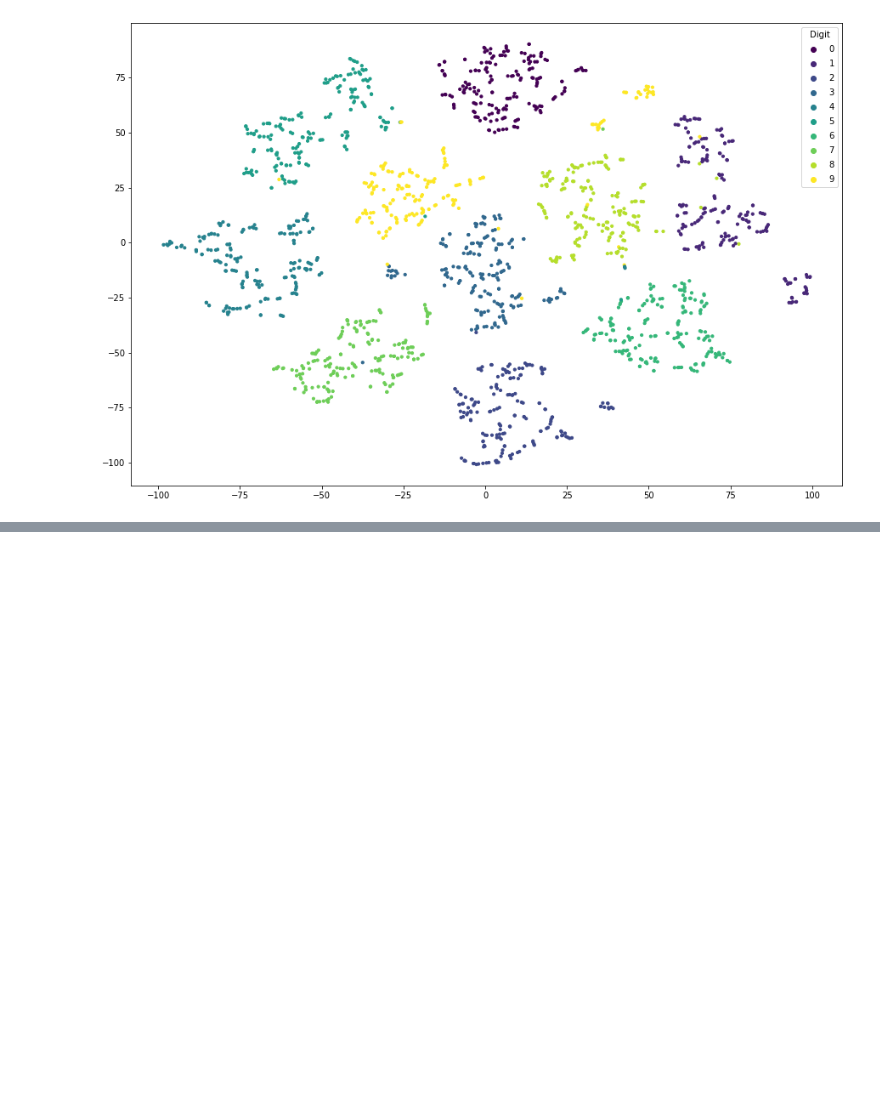
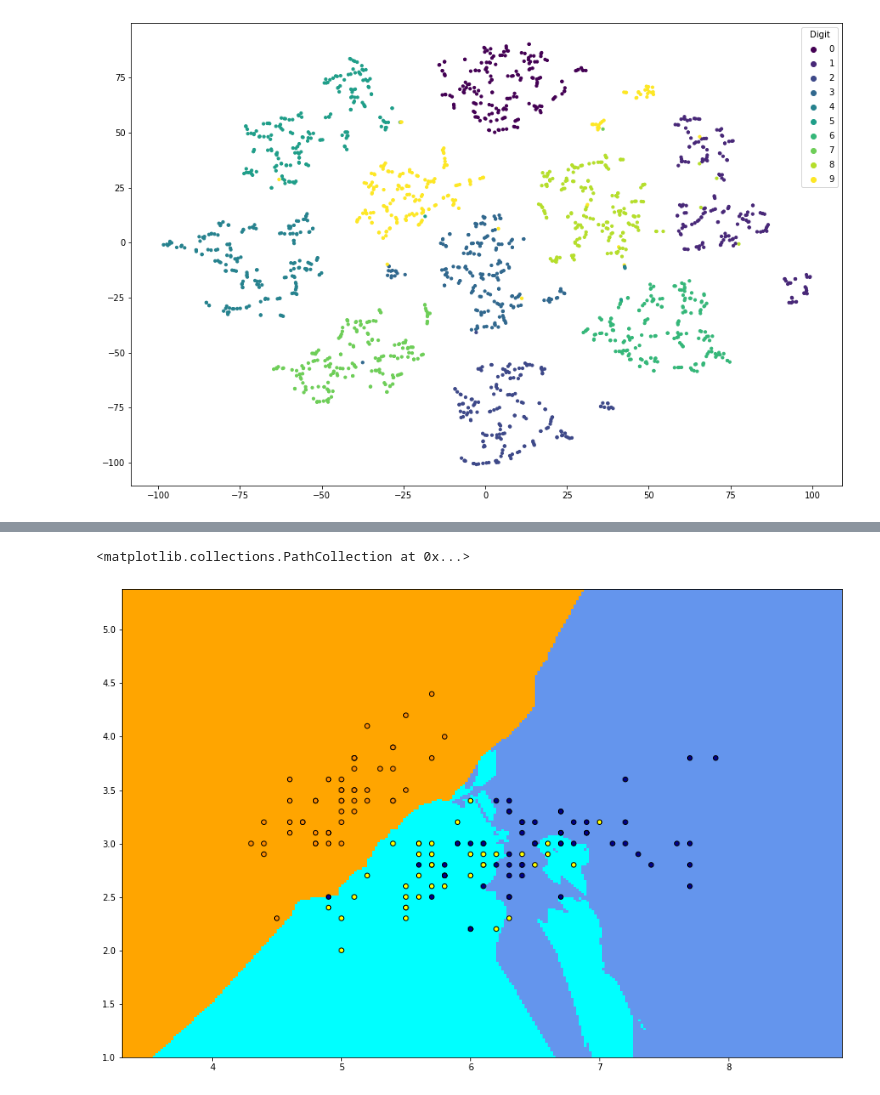
Before and after one commit to rolisz/presentations, a Jupyter notebook: Gen plots.ipynb, the cells around one changed output, grey strips where cells are left out. Saved outputs shown, nothing was run; the diff lists cells and outputs as text; code cells hidden in the pictures; blank space fills up the shorter version.

```diff
--- a/Gen plots.ipynb
+++ b/Gen plots.ipynb
@@ -140,0 +158,40 @@ plt.legend(*lines.legend_elements(),
+# %%
+n_neighbors = 10
+
+# import some data to play with
+iris = datasets.load_iris()
+
+# we only take the first two features. We could avoid this ugly
+# slicing by using a two-dim dataset
+X = iris.data[:, :2]
+y = iris.target
+
+h = .02  # step size in the mesh
+
+cmap_light = ListedColormap(['orange', 'cyan', 'cornflowerblue'])
+cmap_bold = ListedColormap(['darkorange', 'yellow', 'darkblue'])
+
+# we create an instance of Neighbours Classifier and fit the data.
+clf = neighbors.KNeighborsClassifier(n_neighbors)
+clf.fit(X, y)
+
+# Plot the decision boundary. For that, we will assign a color to each
+# point in the mesh [x_min, x_max]x[y_min, y_max].
+x_min, x_max = X[:, 0].min() - 1, X[:, 0].max() + 1
+y_min, y_max = X[:, 1].min() - 1, X[:, 1].max() + 1
+xx, yy = np.meshgrid(np.arange(x_min, x_max, h),
+                     np.arange(y_min, y_max, h))
+Z = clf.predict(np.c_[xx.ravel(), yy.ravel()])
+
+# Put the result into a color plot
+Z = Z.reshape(xx.shape)
+plt.figure(figsize=(15,10))
+
+plt.pcolormesh(xx, yy, Z, cmap=cmap_light)
+
+# Plot also the training points
+plt.scatter(X[:, 0], X[:, 1], c=y, cmap=cmap_bold,
+            edgecolor='k', s=30)
+# %% [output]
+<matplotlib.collections.PathCollection at 0x...>
+[figure, added]
```
Also changed, not shown: parts of 5 cells of this notebook.
